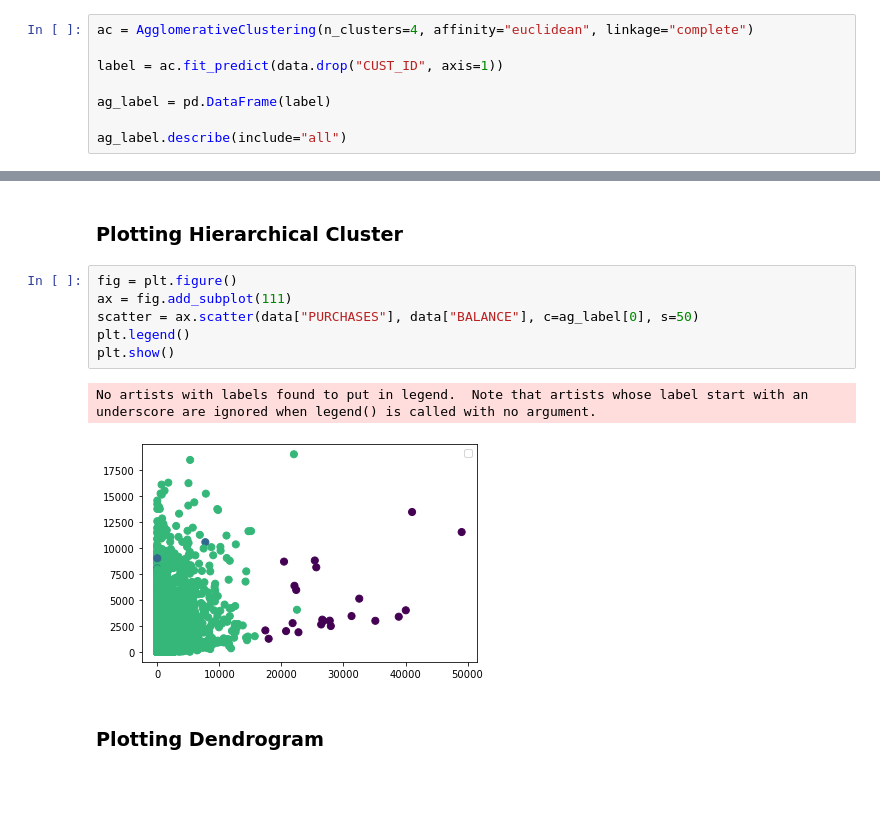
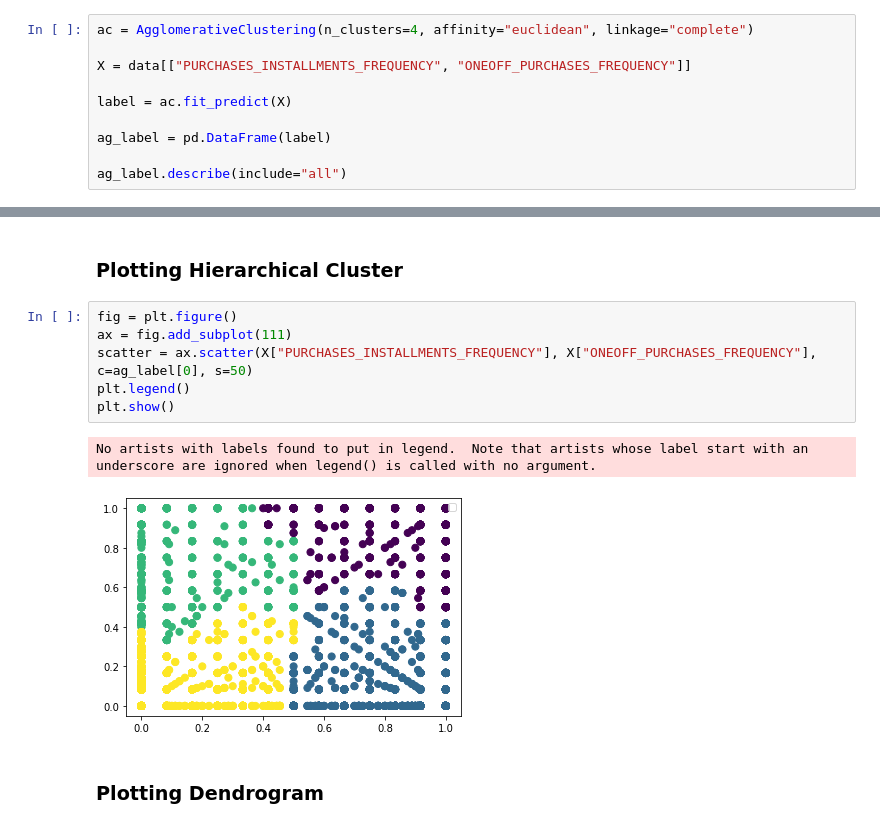
Before and after one commit to ziadhegazi/Intro-to-Artifictial-Intelligence, a Jupyter notebook: Kmean/kmean.ipynb, the cells around one changed output, grey strips where cells are left out. Saved outputs shown, nothing was run; the diff lists cells and outputs as text; blank space fills up the shorter version.

```diff
--- a/Kmean/kmean.ipynb
+++ b/Kmean/kmean.ipynb
@@ -128,7 +128,9 @@ from sklearn.cluster import AgglomerativeClustering
 # %%
 ac = AgglomerativeClustering(n_clusters=4, affinity="euclidean", linkage="complete")
 
-label = ac.fit_predict(data.drop("CUST_ID", axis=1))
+X = data[["PURCHASES_INSTALLMENTS_FREQUENCY", "ONEOFF_PURCHASES_FREQUENCY"]]
+
+label = ac.fit_predict(X)
 
 ag_label = pd.DataFrame(label)
 
@@ -167,12 +169,12 @@ ag_label
 # %%
 fig = plt.figure()
 ax = fig.add_subplot(111)
-scatter = ax.scatter(data["PURCHASES"], data["BALANCE"], c=ag_label[0], s=50)
+scatter = ax.scatter(X["PURCHASES_INSTALLMENTS_FREQUENCY"], X["ONEOFF_PURCHASES_FREQUENCY"], c=ag_label[0], s=50)
 plt.legend()
 plt.show()
 # %% [output]
 No artists with labels found to put in legend.  Note that artists whose label start with an underscore are ignored when legend() is called with no argument.
-[figure, old version]
+[figure, new version]
 # %% [markdown]
 ### Plotting Dendrogram
 # %%
```
Also changed, not shown: parts of 20 cells of this notebook.
